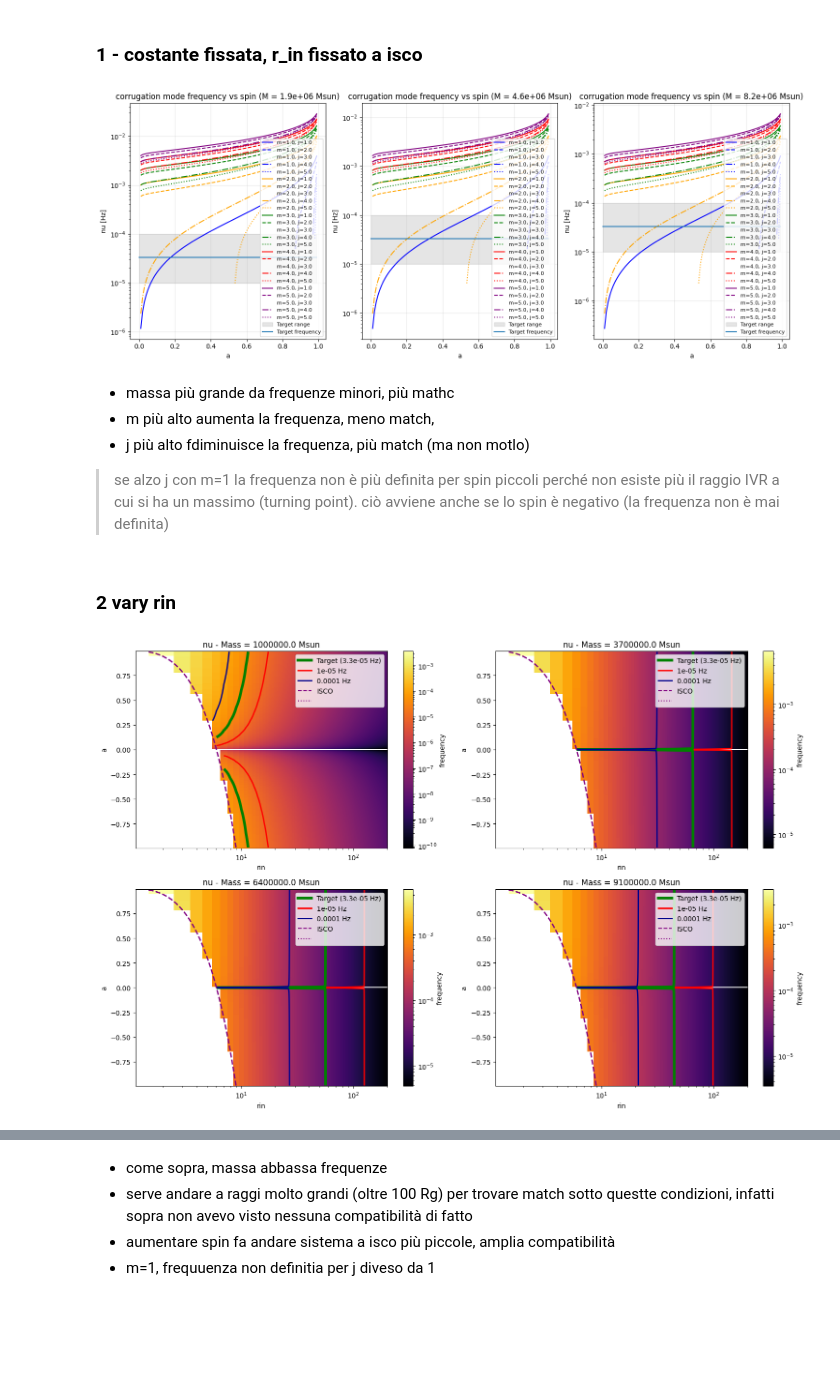
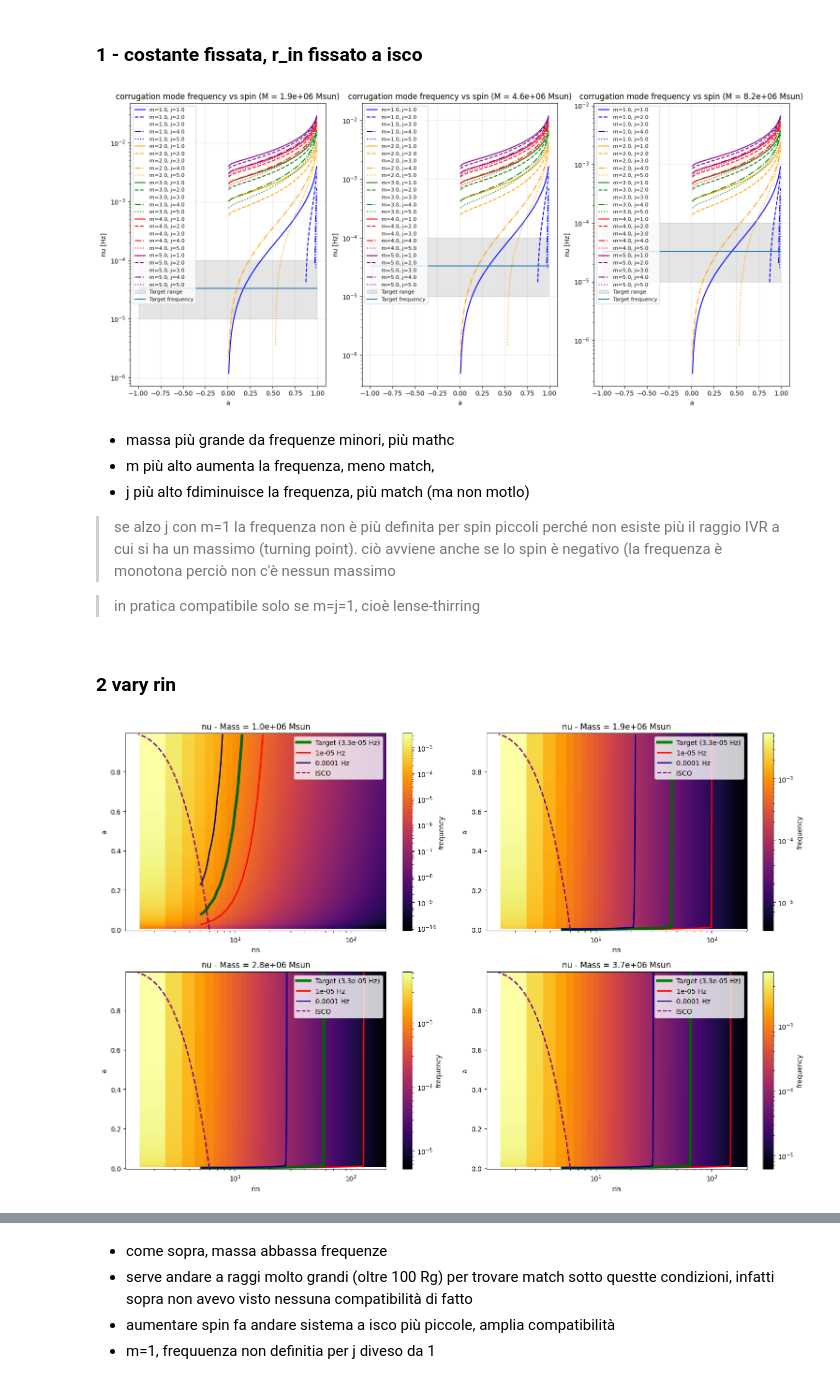
Before and after one commit to mauroghira/iuss_thesis, a Jupyter notebook: c_modes.ipynb, the cells around one changed output, grey strips where cells are left out. Cells and saved outputs as stored; diff of their text form; code cells hidden in the pictures; blank space fills up the shorter version.

```diff
--- a/c_modes.ipynb
+++ b/c_modes.ipynb
@@ -34,7 +34,7 @@ def c_frq(m, j, a, rin, M=M_BH, cs=0.17):
 params = {
     "m": (1, 5, 5),
     "j": (1, 5, 5),
-    "a": (0, 0.99, 101),
+    "a": (-0.99, 0.99, 199),
     "M": (10**6, 10**7, 11),
     "cs": (0.17, 0.3, 1)
 }
@@ -47,7 +47,7 @@ RIN = r_isco(A)
 # %%
 freq = c_frq(m, j, A, RIN, M, cs)
 # %%
-fig, axes = plt.subplots(1, 3, figsize=(15, 6))
+fig, axes = plt.subplots(1, 3, figsize=(15, 7))
 axes = axes.flatten()
 
 M_idx = [1, 4, 8]
@@ -61,39 +61,41 @@ for i, iM in enumerate(M_idx):
     for im, mm in enumerate(m):
         for ij, jj in enumerate(j):
             freq_vals = freq[im, ij, :, iM, 0]    # vector shape (No,)
 
             # plot only valid positive frequencies
             mask = np.isfinite(freq_vals) & (freq_vals > 0)
 
             jj = j[im, ij, 0, iM, 0]
             mm = m[im, ij, 0, iM, 0]
 
             label = f"m={mm}, j={jj}"
             axes[i].plot(a_vals[mask], freq_vals[mask], label=label,
                          linestyle=stiles[ij % len(stiles)],
                          color=colors[im % len(colors)])
 
     # Target frequency band
     axes[i].fill_between(a_vals, TARGET_MIN, TARGET_MAX, color='gray', alpha=0.2,
                     label="Target range")
     axes[i].plot(a_vals, np.ones_like(a_vals)*NU0, label="Target frequency")
 
     axes[i].set_title(f"corrugation mode frequency vs spin (M = {M[0,0,0,iM,0]:.1e} Msun)")
     axes[i].set_xlabel("a")
     axes[i].set_ylabel("nu [Hz]")
     axes[i].set_yscale("log")
     axes[i].grid(True, alpha=0.3)
     axes[i].legend(fontsize=8)
 
 plt.tight_layout()
 plt.show()
 # %% [output]
-[figure, old version]
+[figure, new version]
 # %% [markdown]
 - massa più grande da frequenze minori, più mathc
 - m più alto aumenta la frequenza, meno match,
 - j più alto fdiminuisce la frequenza, più match (ma non motlo)
-> se alzo j con m=1 la frequenza non è più definita per spin piccoli perché non esiste più il raggio IVR a cui si ha un massimo (turning point). ciò avviene anche se lo spin è negativo (la frequenza non è mai definita)
+> se alzo j con m=1 la frequenza non è più definita per spin piccoli perché non esiste più il raggio IVR a cui si ha un massimo (turning point). ciò avviene anche se lo spin è negativo (la frequenza è monotona perciò non c'è nessun massimo
+
+> in pratica compatibile solo se m=j=1, cioè lense-thirring
 # %% [markdown]
 ### 2 vary rin
 # %%
@@ -115,7 +117,7 @@ freq2 = c_frq(m2, j2, A2, RIN2, M2, cs2)
 fig, axes = plt.subplots(2, 2, figsize=(15, 10))
 axes = axes.flatten()
 
-idx_values = [0, 3, 6, 9]
+idx_values = [0, 1, 2, 3]
 
 for ax, idx in zip(axes, idx_values):
     plt.sca(ax)  # imposta ax come asse corrente
@@ -127,13 +129,13 @@ for ax, idx in zip(axes, idx_values):
         y_param="a",
         idx_fix=idx,
         log_x=True,
-        title=f"nu - Mass = {M2[0,0,0,0,idx,0]} Msun",
+        title=f"nu - Mass = {M2[0,0,0,0,idx,0]:.1e} Msun",
     )
 
 plt.tight_layout()
 plt.show()
 # %% [output]
-[figure, old version]
+[figure, new version]
 # %%
 fig, axes = plt.subplots(1, 3, figsize=(15, 6))
 axes = axes.flatten()
```
Also changed, not shown: parts of 2 cells of this notebook, 5 other files.
